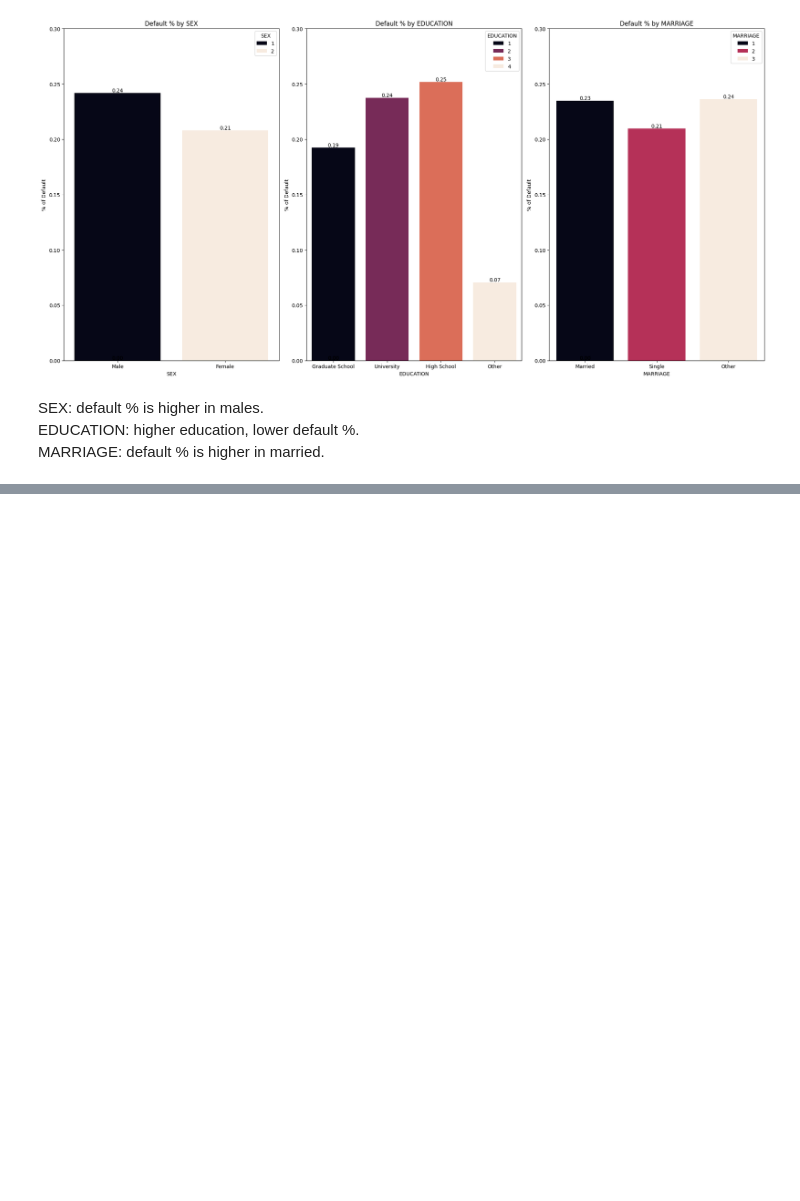
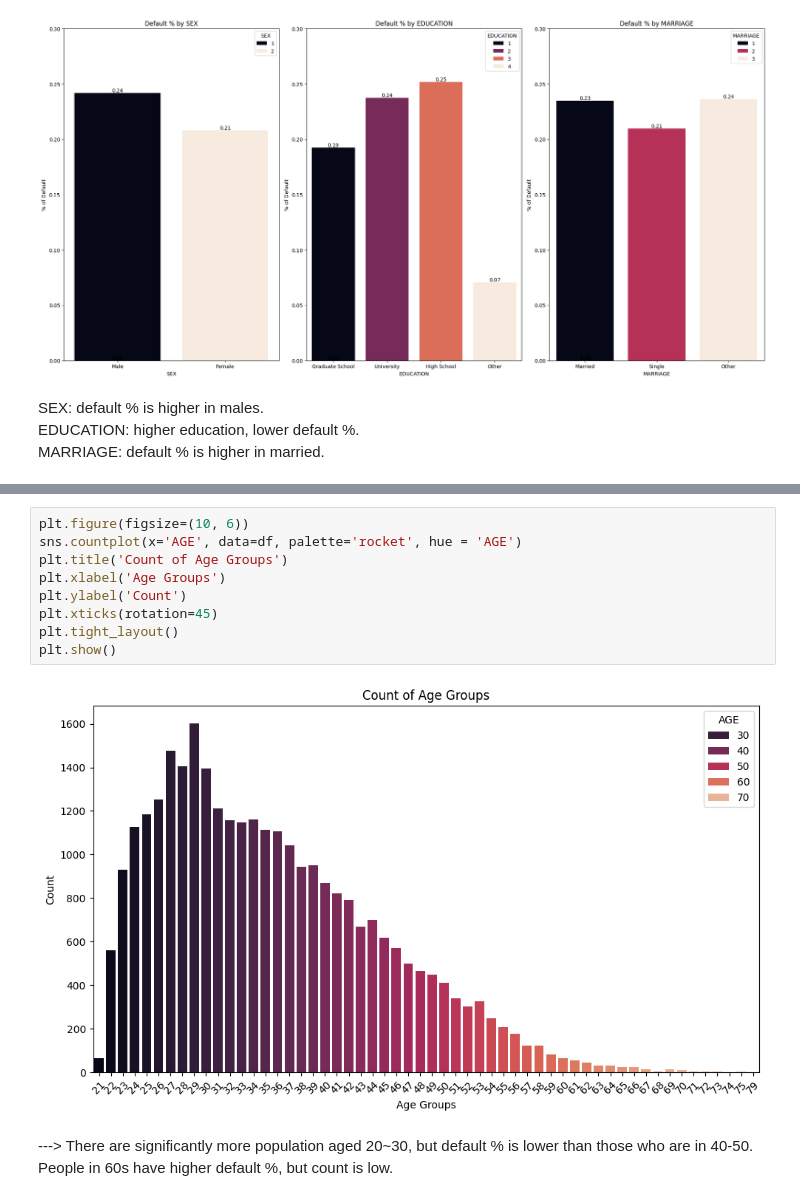
Before and after one commit to minjeoungneev/Default_Credit_Card, a Jupyter notebook: EDA.ipynb, the cells around one changed output, grey strips where cells are left out. Drawn from its saved outputs; the diff is of its cells as text; blank space fills up the shorter version.

```diff
--- a/EDA.ipynb
+++ b/EDA.ipynb
@@ -569,0 +648,13 @@ MARRIAGE: default % is higher in married.
+# %%
+plt.figure(figsize=(10, 6))
+sns.countplot(x='AGE', data=df, palette='rocket', hue = 'AGE')
+plt.title('Count of Age Groups')
+plt.xlabel('Age Groups')
+plt.ylabel('Count')
+plt.xticks(rotation=45)
+plt.tight_layout()
+plt.show()
+# %% [output]
+[figure, added]
+# %% [markdown]
+---> There are significantly more population aged 20~30, but default % is lower than those who are in 40-50. People in 60s have higher default %, but count is low.
```
Also changed, not shown: parts of 19 cells of this notebook.
